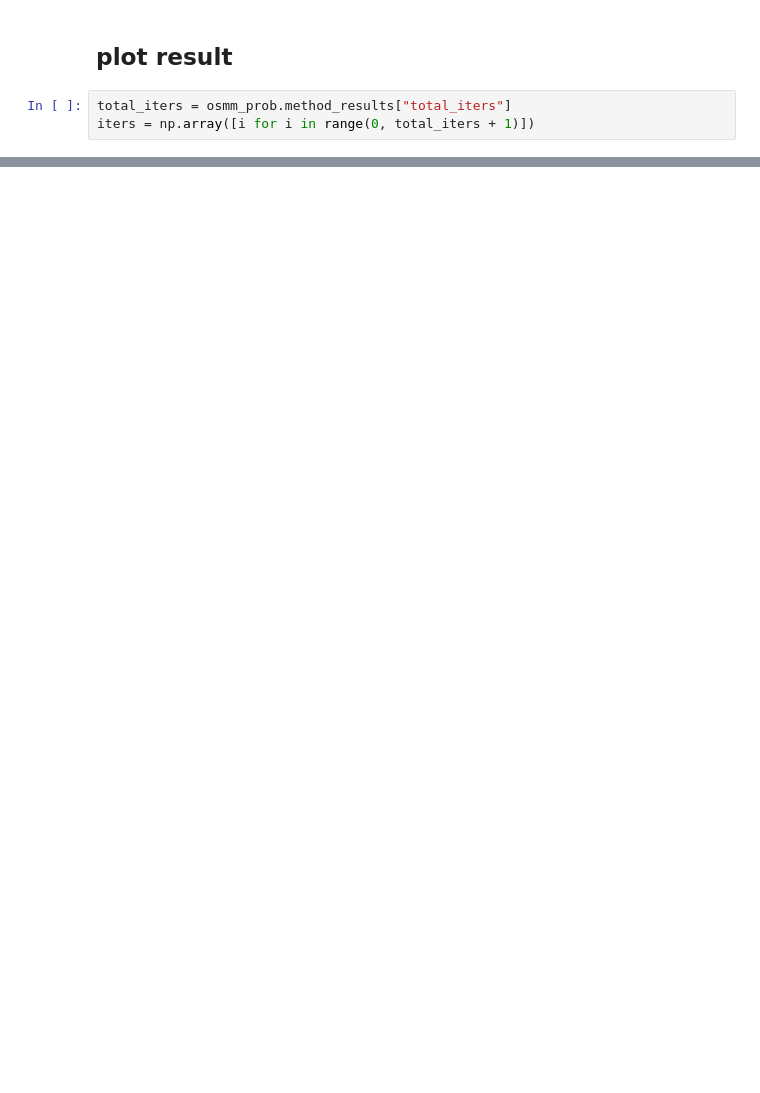
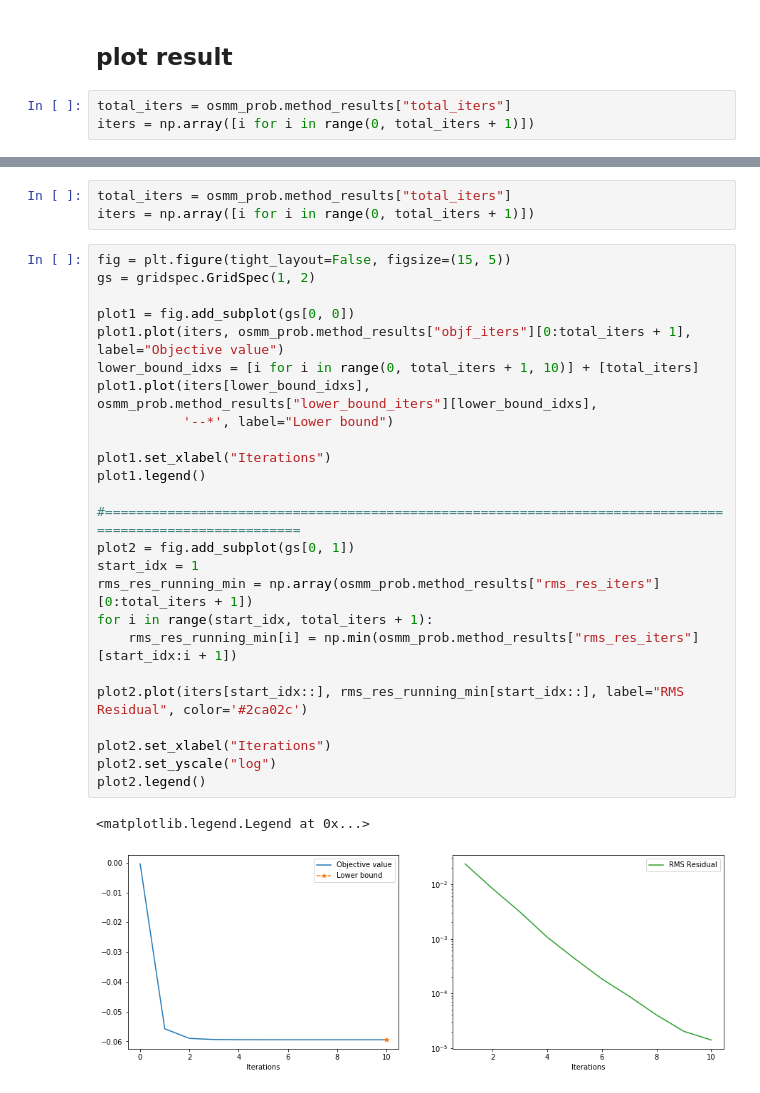
Before and after one commit to cvxgrp/osmm, a Jupyter notebook: examples/Kelly_gambling.ipynb, the cells around one changed output, grey strips where cells are left out. Saved outputs shown, nothing was run; the diff lists cells and outputs as text; blank space fills up the shorter version.

```diff
--- a/examples/Kelly_gambling.ipynb
+++ b/examples/Kelly_gambling.ipynb
@@ -127,0 +148,31 @@ Text(0.5, 0, 'Log Return')
+# %%
+total_iters = osmm_prob.method_results["total_iters"]
+iters = np.array([i for i in range(0, total_iters + 1)])
+# %%
+fig = plt.figure(tight_layout=False, figsize=(15, 5))
+gs = gridspec.GridSpec(1, 2)
+
+plot1 = fig.add_subplot(gs[0, 0])
+plot1.plot(iters, osmm_prob.method_results["objf_iters"][0:total_iters + 1], label="Objective value")
+lower_bound_idxs = [i for i in range(0, total_iters + 1, 10)] + [total_iters]
+plot1.plot(iters[lower_bound_idxs], osmm_prob.method_results["lower_bound_iters"][lower_bound_idxs],
+           '--*', label="Lower bound")
+
+plot1.set_xlabel("Iterations")
+plot1.legend()
+
+#=========================================================================================================
+plot2 = fig.add_subplot(gs[0, 1])
+start_idx = 1
+rms_res_running_min = np.array(osmm_prob.method_results["rms_res_iters"][0:total_iters + 1])
+for i in range(start_idx, total_iters + 1):
+    rms_res_running_min[i] = np.min(osmm_prob.method_results["rms_res_iters"][start_idx:i + 1])
+
+plot2.plot(iters[start_idx::], rms_res_running_min[start_idx::], label="RMS Residual", color='#2ca02c')
+
+plot2.set_xlabel("Iterations")
+plot2.set_yscale("log")
+plot2.legend()
+# %% [output]
+<matplotlib.legend.Legend at 0x...>
+[figure, added]
```
Also changed, not shown: parts of 12 cells of this notebook.
